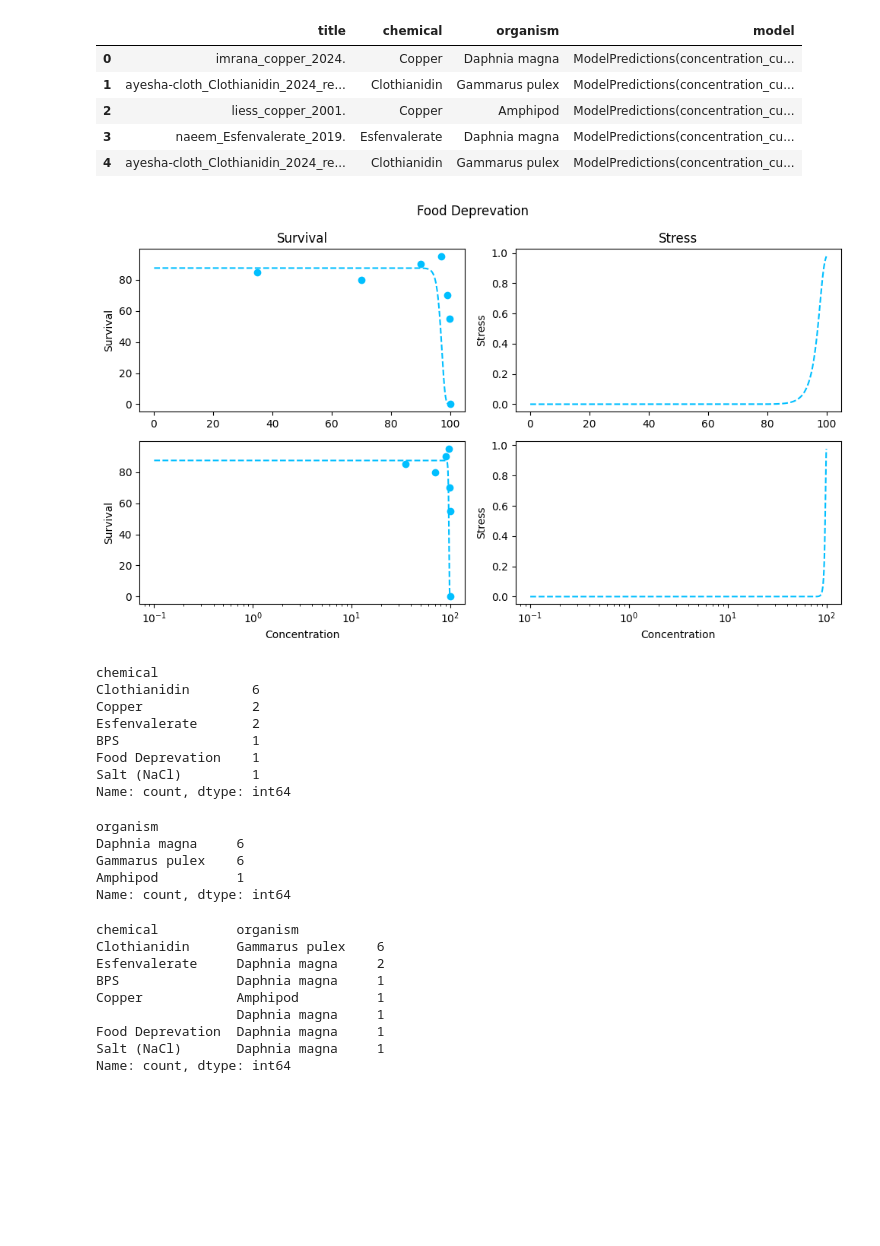
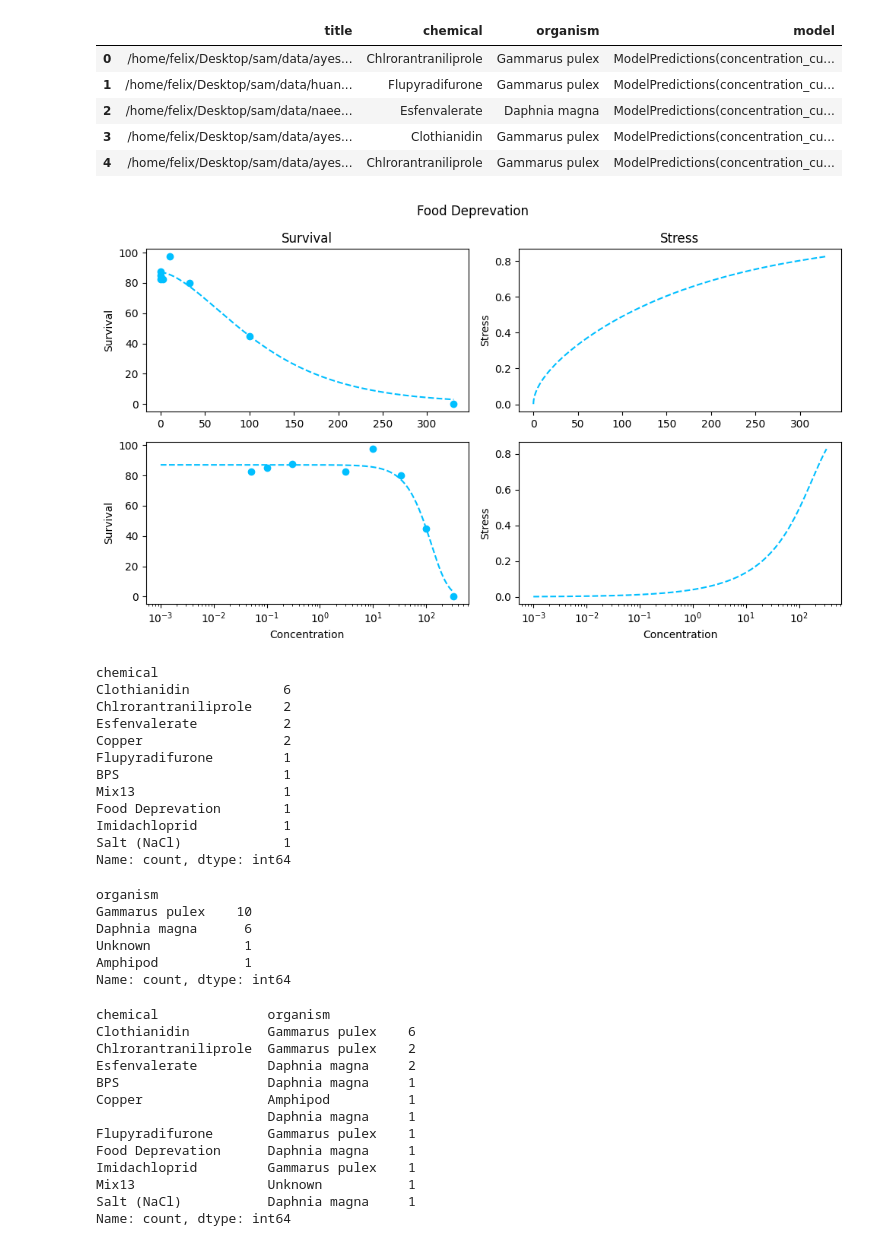
Before and after one commit to ffhammer/sam, a Jupyter notebook: scripts/compare_curves.ipynb, the cells around one changed output. Cells and saved outputs as stored; diff of their text form; code cells hidden in the pictures; blank space fills up the shorter version.

```diff
--- a/scripts/compare_curves.ipynb
+++ b/scripts/compare_curves.ipynb
@@ -11,61 +10,68 @@ from plotting import plot_fit_prediction
 # %%
 dfs = []
 
-for path in os.listdir("data"):
-
-    data = read_data(f"data/{path}")
+for path, data in load_files():
 
     meta = data.meta
-    res : ModelPredictions = dose_response_fit(data.main_series, StandardSettings(beta_q=3.17, beta_p=2.83, param_d_norm=True, survival_max= meta.max_survival))
+    res : ModelPredictions = dose_response_fit(data.main_series, FitSettings(param_d_norm=True, survival_max= meta.max_survival))
 
     title = f"{meta.chemical} - {meta.organism}"
 
     dfs.append({"title" : path[:-4], "chemical":meta.chemical, "organism":meta.organism, "model": res})
 
 df = pd.DataFrame(dfs)
 df.head()
 # %% [output]
 |  | title | chemical | organism | model |
-| 0 | imrana_copper_2024. | Copper | Daphnia magna | ModelPredictions(concentration_cu... |
-| 1 | ayesha-cloth_Clothianidin_2024_re... | Clothianidin | Gammarus pulex | ModelPredictions(concentration_cu... |
-| 2 | liess_copper_2001. | Copper | Amphipod | ModelPredictions(concentration_cu... |
-| 3 | naeem_Esfenvalerate_2019. | Esfenvalerate | Daphnia magna | ModelPredictions(concentration_cu... |
-| 4 | ayesha-cloth_Clothianidin_2024_re... | Clothianidin | Gammarus pulex | ModelPredictions(concentration_cu... |
+| 0 | /home/felix/Desktop/sam/data/ayes... | Chlrorantraniliprole | Gammarus pulex | ModelPredictions(concentration_cu... |
+| 1 | /home/felix/Desktop/sam/data/huan... | Flupyradifurone | Gammarus pulex | ModelPredictions(concentration_cu... |
+| 2 | /home/felix/Desktop/sam/data/naee... | Esfenvalerate | Daphnia magna | ModelPredictions(concentration_cu... |
+| 3 | /home/felix/Desktop/sam/data/ayes... | Clothianidin | Gammarus pulex | ModelPredictions(concentration_cu... |
+| 4 | /home/felix/Desktop/sam/data/ayes... | Chlrorantraniliprole | Gammarus pulex | ModelPredictions(concentration_cu... |
 # %%
 model = df.query("chemical == 'Food Deprevation'").iloc[0].model
 fig = plot_fit_prediction(model, "Food Deprevation")
 # %% [output]
-[figure, old version]
+[figure, new version]
 # %%
 df.chemical.value_counts()
 # %% [output]
 chemical
-Clothianidin        6
-Copper              2
-Esfenvalerate       2
-BPS                 1
-Food Deprevation    1
-Salt (NaCl)         1
+Clothianidin            6
+Chlrorantraniliprole    2
+Esfenvalerate           2
+Copper                  2
+Flupyradifurone         1
+BPS                     1
+Mix13                   1
+Food Deprevation        1
+Imidachloprid           1
+Salt (NaCl)             1
 Name: count, dtype: int64
 # %%
 df.organism.value_counts()
 # %% [output]
 organism
-Daphnia magna     6
-Gammarus pulex    6
-Amphipod          1
+Gammarus pulex    10
+Daphnia magna      6
+Unknown            1
+Amphipod           1
 Name: count, dtype: int64
 # %%
 df.value_counts(["chemical", "organism"])
 # %% [output]
-chemical          organism
-Clothianidin      Gammarus pulex    6
-Esfenvalerate     Daphnia magna     2
-BPS               Daphnia magna     1
-Copper            Amphipod          1
-                  Daphnia magna     1
-Food Deprevation  Daphnia magna     1
-Salt (NaCl)       Daphnia magna     1
+chemical              organism
+Clothianidin          Gammarus pulex    6
+Chlrorantraniliprole  Gammarus pulex    2
+Esfenvalerate         Daphnia magna     2
+BPS                   Daphnia magna     1
+Copper                Amphipod          1
+                      Daphnia magna     1
+Flupyradifurone       Gammarus pulex    1
+Food Deprevation      Daphnia magna     1
+Imidachloprid         Gammarus pulex    1
+Mix13                 Unknown           1
+Salt (NaCl)           Daphnia magna     1
 Name: count, dtype: int64
 # %%
 def compute_normalised_curve(model : ModelPredictions):
```
Also changed, not shown: parts of 20 cells of this notebook, 6 other files.
